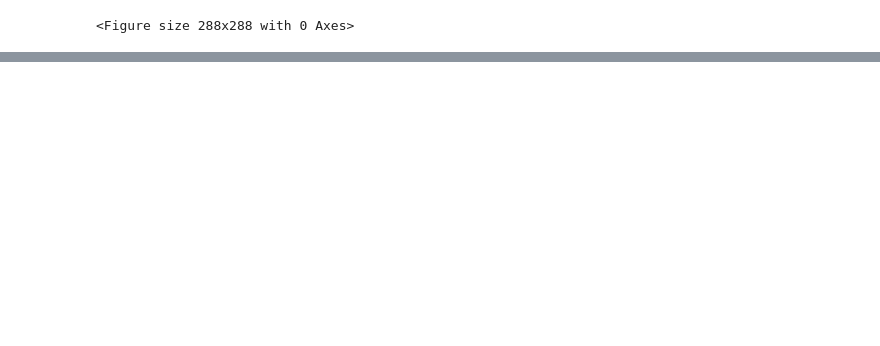
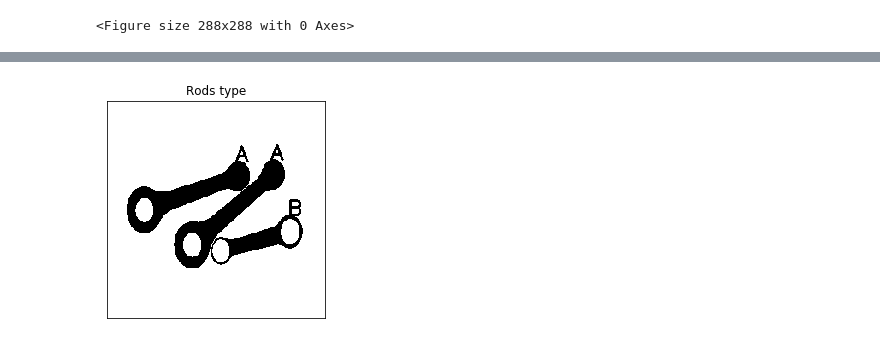
Before and after one commit to pptr3/connecting-rods, a Jupyter notebook: Connecting Rods.ipynb, the cells around one changed output, grey strips where cells are left out. Cells and saved outputs as stored; diff of their text form; code cells hidden in the pictures; blank space fills up the shorter version.

```diff
--- a/Connecting Rods.ipynb
+++ b/Connecting Rods.ipynb
@@ -149 +167,9 @@ img, contours, hierarchy = cv.findContours(imgf.copy(), cv.RETR_TREE, cv.CHAIN_A
+# %%
+# get the contour index of touching rods
+# TODO: handle multiple touching rods using list
+sepc = -1
+for i in range(len(contours)):
+    if(len(contours[i])) >= 256: # there are touching elements
+        sepc = i
+        break
 # %%
@@ -177,0 +195,14 @@ array([[255, 255, 255, ..., 255, 255, 255],
+# %%
+for i in range(len(collision_points) - 1):
+    distance_from_i_to_j = math.inf
+    index_of_j = -1
+    if collision_points[i][1] == False: # means that still need to find its miniumum distance point
+        for j in range(i + 1, len(collision_points)):
+            dst = distance.euclidean(collision_points[i][0][0], collision_points[j][0][0])
+            if dst < distance_from_i_to_j and collision_points[j][1] == False:
+                distance_from_i_to_j = dst
+                index_of_j = j
+        # draw line
+        cv.line(img,(collision_points[i][0][0][0],collision_points[i][0][0][1]),(collision_points[index_of_j][0][0][0],collision_points[index_of_j][0][0][1]),(255,0, 0),1)
+        collision_points[i][1] = True
+        collision_points[index_of_j][1] = True
@@ -184,0 +221,16 @@ plt.show()
+# %%
+img, contours, hierarchy = cv.findContours(img.copy(), cv.RETR_TREE, cv.CHAIN_APPROX_SIMPLE)
+for i in range(hierarchy.shape[1]):
+    if hierarchy[0, i][3] == 0 and hierarchy[0, i][2] != -1 and len(contours[i]) >= 72:
+        if len(hierarchy[:, np.where(hierarchy[0][:, 3] == i)][0][0]) == 1:
+            img = cv.putText(img, 'A', (contours[i][0][0][0], contours[i][0][0][1]), cv.FONT_HERSHEY_SIMPLEX, 0.8, (0, 255, 0), 2, cv.LINE_4)
+            plt.imshow(img,cmap = 'gray')
+            plt.title('Rods type'), plt.xticks([]), plt.yticks([])
+        elif len(hierarchy[:, np.where(hierarchy[0][:, 3] == i)][0][0]) > 1:
+            img = cv.putText(img, 'B', (contours[i][0][0][0], contours[i][0][0][1]), cv.FONT_HERSHEY_SIMPLEX, 0.8, (0, 255, 0), 2, cv.LINE_4)
+            plt.imshow(img,cmap = 'gray')
+            plt.title('Rods type'), plt.xticks([]), plt.yticks([])
+
+plt.show()
+# %% [output]
+[figure, added]
```
Also changed, not shown: parts of 17 cells of this notebook.
